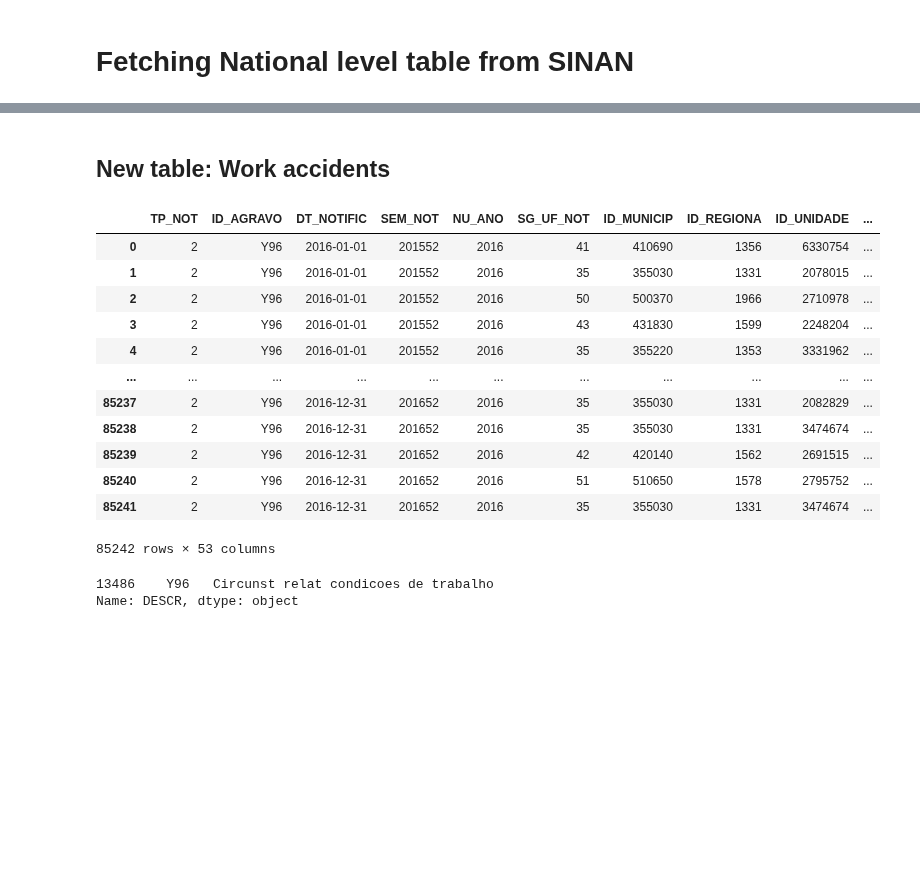
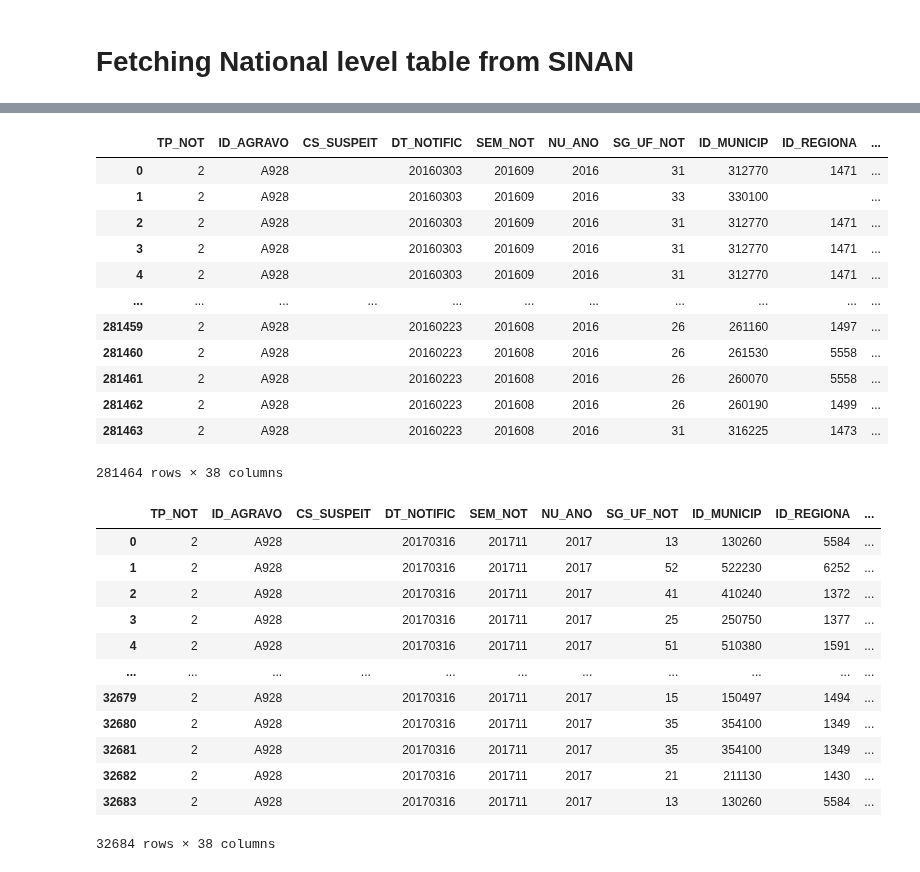
Before and after one commit to AlertaDengue/PySUS, a Jupyter notebook: pysus/Notebooks/SINAN.ipynb, the cells around one changed output, grey strips where cells are left out. Drawn from its saved outputs; the diff is of its cells as text; code cells hidden in the pictures; blank space fills up the shorter version.

```diff
--- a/pysus/Notebooks/SINAN.ipynb
+++ b/pysus/Notebooks/SINAN.ipynb
@@ -95,24 +76,2 @@ Name: DESCR, dtype: object
-# %% [markdown]
-## New table: Work accidents
-# %%
-df = _fetch_file(fname='ACGRBR16.dbc',path='/dissemin/publicos/SINAN/DADOS/FINAIS', ftype='DBC')
-df
-# %% [output]
-|  | TP_NOT | ID_AGRAVO | DT_NOTIFIC | SEM_NOT | NU_ANO | SG_UF_NOT | ID_MUNICIP | ID_REGIONA | ID_UNIDADE | ... |
-| 0 | 2 | Y96 | 2016-01-01 | 201552 | 2016 | 41 | 410690 | 1356 | 6330754 | ... |
-| 1 | 2 | Y96 | 2016-01-01 | 201552 | 2016 | 35 | 355030 | 1331 | 2078015 | ... |
-| 2 | 2 | Y96 | 2016-01-01 | 201552 | 2016 | 50 | 500370 | 1966 | 2710978 | ... |
-| 3 | 2 | Y96 | 2016-01-01 | 201552 | 2016 | 43 | 431830 | 1599 | 2248204 | ... |
-| 4 | 2 | Y96 | 2016-01-01 | 201552 | 2016 | 35 | 355220 | 1353 | 3331962 | ... |
-| ... | ... | ... | ... | ... | ... | ... | ... | ... | ... | ... |
-| 85237 | 2 | Y96 | 2016-12-31 | 201652 | 2016 | 35 | 355030 | 1331 | 2082829 | ... |
-| 85238 | 2 | Y96 | 2016-12-31 | 201652 | 2016 | 35 | 355030 | 1331 | 3474674 | ... |
-| 85239 | 2 | Y96 | 2016-12-31 | 201652 | 2016 | 42 | 420140 | 1562 | 2691515 | ... |
-| 85240 | 2 | Y96 | 2016-12-31 | 201652 | 2016 | 51 | 510650 | 1578 | 2795752 | ... |
-| 85241 | 2 | Y96 | 2016-12-31 | 201652 | 2016 | 35 | 355030 | 1331 | 3474674 | ... |
-85242 rows × 53 columns
-# %%
-cid[cid.CID10=='Y96'].DESCR
-# %% [output]
-13486    Y96   Circunst relat condicoes de trabalho
-Name: DESCR, dtype: object
+# %%
+zika16, zika17 = SINAN.download('Zika', [2016, 2017])
@@ -118,0 +80,32 @@ Name: DESCR, dtype: object
+# %%
+parquets_to_dataframe(zika16)
+# %% [output]
+|  | TP_NOT | ID_AGRAVO | CS_SUSPEIT | DT_NOTIFIC | SEM_NOT | NU_ANO | SG_UF_NOT | ID_MUNICIP | ID_REGIONA | ... |
+| 0 | 2 | A928 |  | 20160303 | 201609 | 2016 | 31 | 312770 | 1471 | ... |
+| 1 | 2 | A928 |  | 20160303 | 201609 | 2016 | 33 | 330100 |  | ... |
+| 2 | 2 | A928 |  | 20160303 | 201609 | 2016 | 31 | 312770 | 1471 | ... |
+| 3 | 2 | A928 |  | 20160303 | 201609 | 2016 | 31 | 312770 | 1471 | ... |
+| 4 | 2 | A928 |  | 20160303 | 201609 | 2016 | 31 | 312770 | 1471 | ... |
+| ... | ... | ... | ... | ... | ... | ... | ... | ... | ... | ... |
+| 281459 | 2 | A928 |  | 20160223 | 201608 | 2016 | 26 | 261160 | 1497 | ... |
+| 281460 | 2 | A928 |  | 20160223 | 201608 | 2016 | 26 | 261530 | 5558 | ... |
+| 281461 | 2 | A928 |  | 20160223 | 201608 | 2016 | 26 | 260070 | 5558 | ... |
+| 281462 | 2 | A928 |  | 20160223 | 201608 | 2016 | 26 | 260190 | 1499 | ... |
+| 281463 | 2 | A928 |  | 20160223 | 201608 | 2016 | 31 | 316225 | 1473 | ... |
+281464 rows × 38 columns
+# %%
+parquets_to_dataframe(zika17)
+# %% [output]
+|  | TP_NOT | ID_AGRAVO | CS_SUSPEIT | DT_NOTIFIC | SEM_NOT | NU_ANO | SG_UF_NOT | ID_MUNICIP | ID_REGIONA | ... |
+| 0 | 2 | A928 |  | 20170316 | 201711 | 2017 | 13 | 130260 | 5584 | ... |
+| 1 | 2 | A928 |  | 20170316 | 201711 | 2017 | 52 | 522230 | 6252 | ... |
+| 2 | 2 | A928 |  | 20170316 | 201711 | 2017 | 41 | 410240 | 1372 | ... |
+| 3 | 2 | A928 |  | 20170316 | 201711 | 2017 | 25 | 250750 | 1377 | ... |
+| 4 | 2 | A928 |  | 20170316 | 201711 | 2017 | 51 | 510380 | 1591 | ... |
+| ... | ... | ... | ... | ... | ... | ... | ... | ... | ... | ... |
+| 32679 | 2 | A928 |  | 20170316 | 201711 | 2017 | 15 | 150497 | 1494 | ... |
+| 32680 | 2 | A928 |  | 20170316 | 201711 | 2017 | 35 | 354100 | 1349 | ... |
+| 32681 | 2 | A928 |  | 20170316 | 201711 | 2017 | 35 | 354100 | 1349 | ... |
+| 32682 | 2 | A928 |  | 20170316 | 201711 | 2017 | 21 | 211130 | 1430 | ... |
+| 32683 | 2 | A928 |  | 20170316 | 201711 | 2017 | 13 | 130260 | 5584 | ... |
+32684 rows × 38 columns
```
Also changed, not shown: parts of 20 cells of this notebook, 1 other file.
